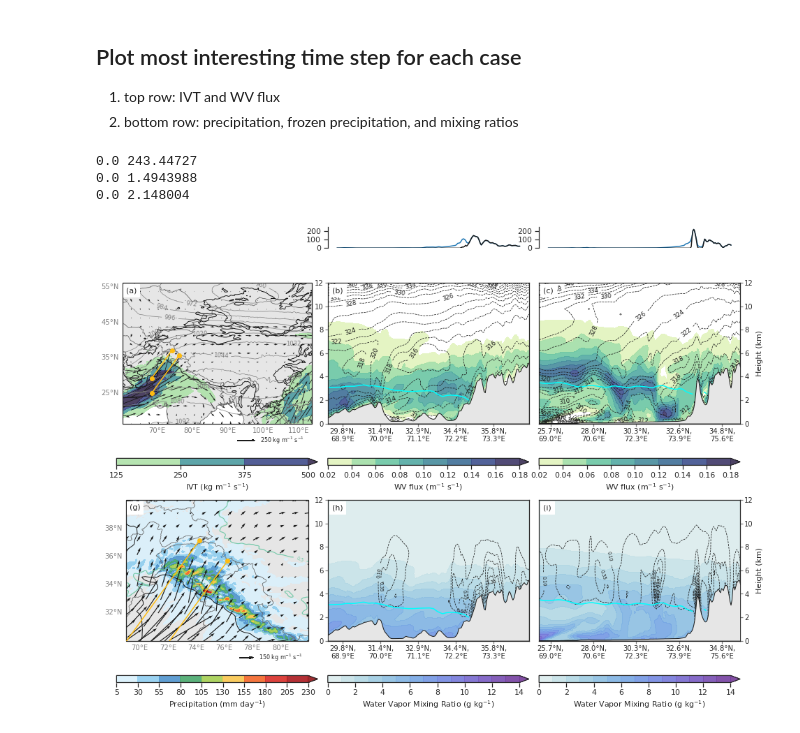
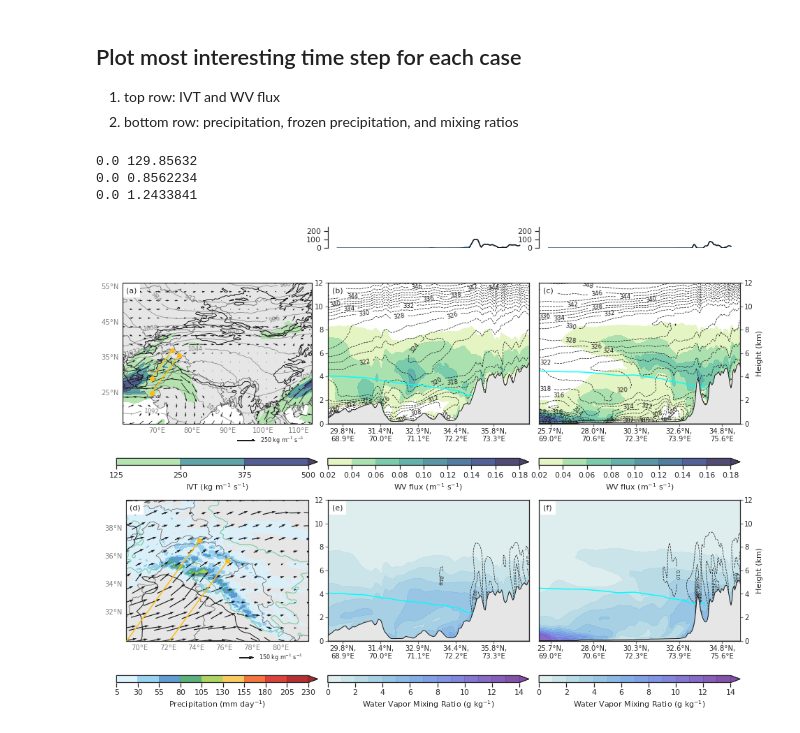
Before and after one commit to dlnash/HMA_AR_freezing_level, a Jupyter notebook: analysis/fig08-09_cross_section_static.ipynb, the cells around one changed output. Cells and saved outputs as stored; diff of their text form; code cells hidden in the pictures.

```diff
--- a/analysis/fig08-09_cross_section_static.ipynb
+++ b/analysis/fig08-09_cross_section_static.ipynb
@@ -46,7 +46,7 @@ path_to_figs = '../figs/'      # figures
 # %% [markdown]
 ## Import AR Data
 # %%
-arname = 'feb2010'
+arname = 'jan2002'
 manual = True
 # import configuration file for case study choice
 yaml_doc = '../data/config_files/ar_casestudy.yml'
@@ -900,7 +893,7 @@ Q = ax.quiver(ivtlons, ivtlats, uvec, vvec, transform=datacrs,
 add_lines_and_points(ax)
 
 # add text title
-ax.text(xpt, ypt, '(g)', ha='left', va='top', transform=ax.transAxes, fontsize=11., backgroundcolor='white', zorder=101)
+ax.text(xpt, ypt, '(d)', ha='left', va='top', transform=ax.transAxes, fontsize=11., backgroundcolor='white', zorder=101)
 
 # quiver key
 qk = ax.quiverkey(Q, 0.7, -0.12, 150, '150 kg m$^{-1}$ s$^{-1}$', labelpos='E',
@@ -912,7 +905,7 @@ cb.set_label('Precipitation (mm day$^{-1}$)', fontsize=11)
 
 datalst = cross_new
 latlon_lst = [30, 45]
-ttl = ['(h)', '(i)']
+ttl = ['(e)', '(f)']
 for j, cross in enumerate(datalst):
     ax = fig.add_subplot(gs[3, j+1:j+2])
     ## use ds.bfill to fill nan values close to mountain range
@@ -953,34 +946,34 @@ for j, cross in enumerate(datalst):
     ax.set_xticks(x_ticks[12::skip])
     ax.set_xticklabels([textwrap.fill(label, 8) for label in x_labels[12::skip]], fontsize=10)
 
     # add text title
     ax.text(xpt, ypt, ttl[j], ha='left', va='top', transform=ax.transAxes, fontsize=11., backgroundcolor='white', zorder=101)
 
     # Set the yaxis label
     if j > 0:
         ax.yaxis.set_label_position("right")
         ax.yaxis.tick_right()
         ax.set_ylabel("Height (km)", fontsize=11)
 
     # apply tick parameters
     ax.tick_params(direction='out',
                    labelsize=10,
                    length=4,
                    pad=2,
                    color='gray')
 
     # Add color bar
     cbax = plt.subplot(gs[4,j+1]) # colorbar axis
     cb = Colorbar(ax = cbax, mappable = cf, orientation = 'horizontal', ticklocation = 'bottom')
     cb.set_label('Water Vapor Mixing Ratio (g kg$^{-1}$)', fontsize=11)
 
 ## Save figure
 plt.savefig(filepath, dpi=300, bbox_inches='tight')
 
 # Show
 plt.show()
 # %% [output]
-0.0 243.44727
-0.0 1.4943988
-0.0 2.148004
+0.0 129.85632
+0.0 0.8562234
+0.0 1.2433841
-[figure, old version]
+[figure, new version]
```
Also changed, not shown: parts of 6 cells of this notebook, 11 other files.
